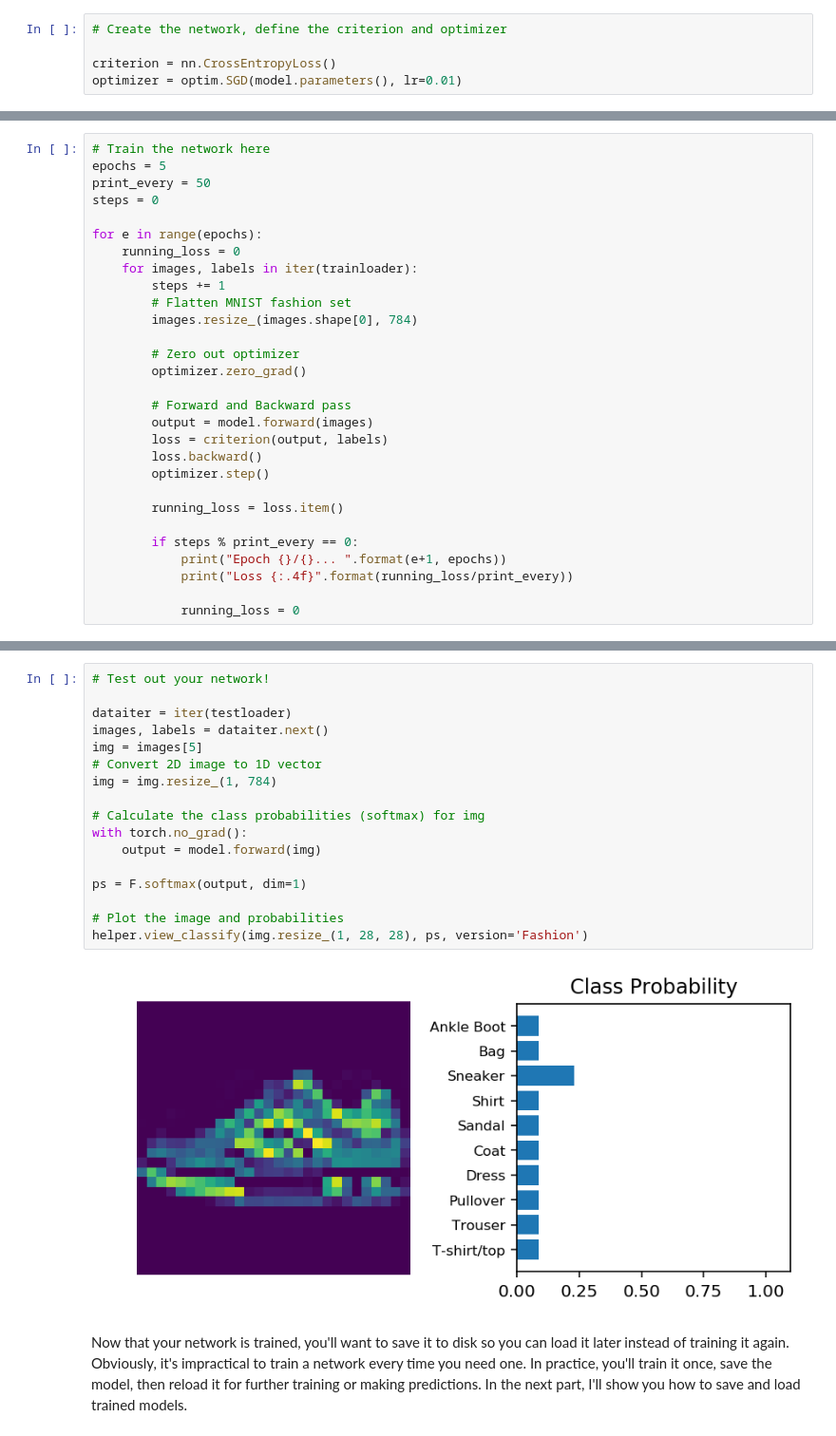
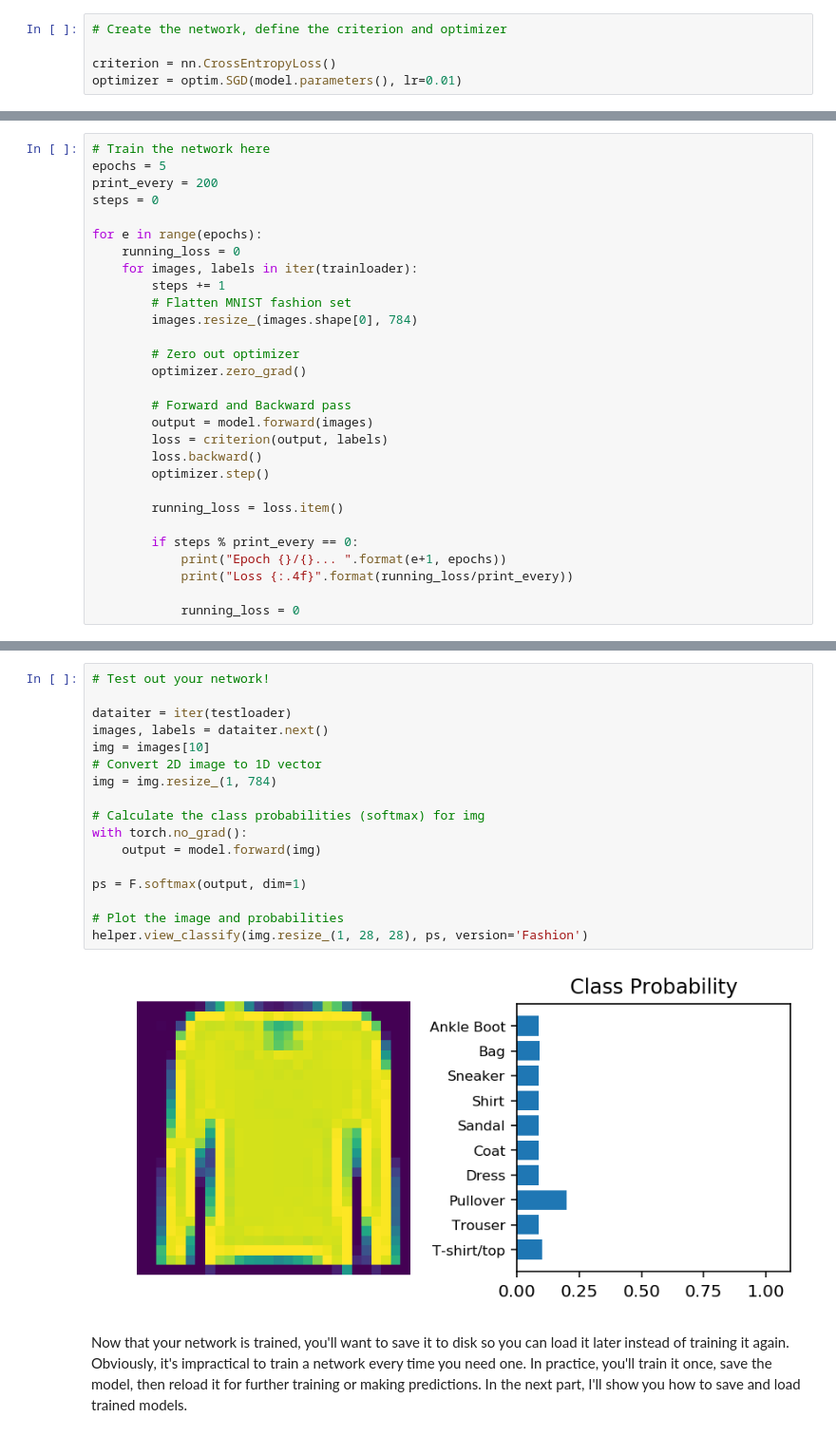
Before and after one commit to nehasingh2710/colaboratory, a Jupyter notebook: AIPND/DL_PyTorch-master/Part 4 - Fashion-MNIST Exercise.ipynb, the cells around one changed output, grey strips where cells are left out. Shown: that part at 95% size. Drawn from its saved outputs; the diff is of its cells as text.

```diff
--- a/AIPND/DL_PyTorch-master/Part 4 - Fashion-MNIST Exercise.ipynb
+++ b/AIPND/DL_PyTorch-master/Part 4 - Fashion-MNIST Exercise.ipynb
@@ -103,7 +115,7 @@ optimizer = optim.SGD(model.parameters(), lr=0.01)
 # %%
 # Train the network here
 epochs = 5
-print_every = 50
+print_every = 200
 steps = 0
 
 for e in range(epochs):
@@ -150,21 +162,21 @@ Loss 0.0328
 # %%
 # Test out your network!
 
 dataiter = iter(testloader)
 images, labels = dataiter.next()
-img = images[5]
+img = images[10]
 # Convert 2D image to 1D vector
 img = img.resize_(1, 784)
 
 # Calculate the class probabilities (softmax) for img
 with torch.no_grad():
 	output = model.forward(img)
 
 ps = F.softmax(output, dim=1)
 
 # Plot the image and probabilities
 helper.view_classify(img.resize_(1, 28, 28), ps, version='Fashion')
 # %% [output]
-[figure, old version]
+[figure, new version]
 # %% [markdown]
 Now that your network is trained, you'll want to save it to disk so you can load it later instead of training it again. Obviously, it's impractical to train a network every time you need one. In practice, you'll train it once, save the model, then reload it for further training or making predictions. In the next part, I'll show you how to save and load trained models.
```
Also changed, not shown: parts of 3 cells of this notebook, 1 other file.
